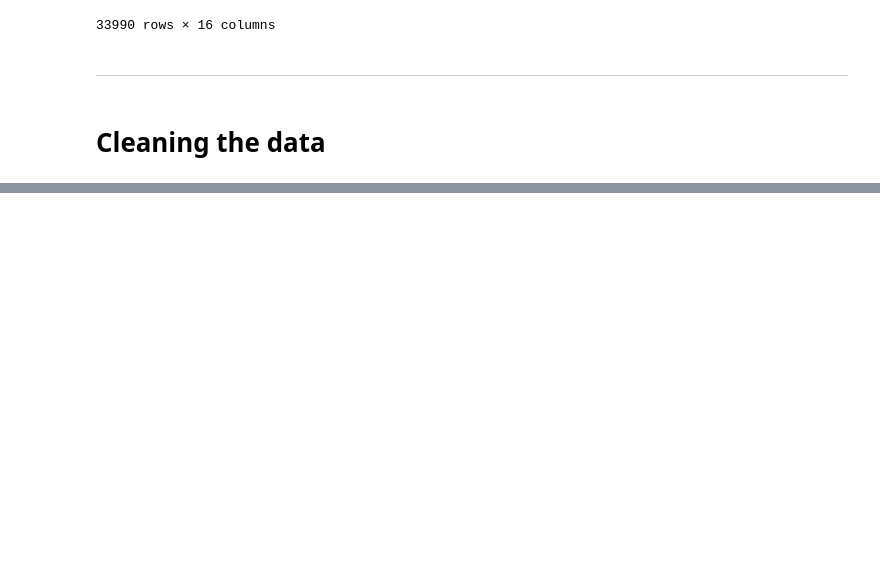
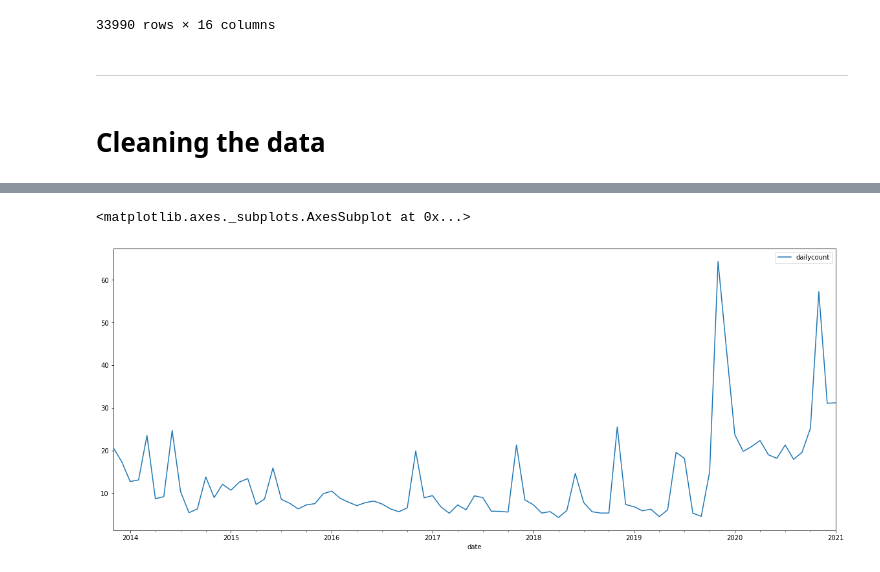
Before and after one commit to Moses-Lin/projectzomboidtimeseries, a Jupyter notebook: EDA.ipynb, the cells around one changed output, grey strips where cells are left out. Drawn from its saved outputs; the diff is of its cells as text; code cells hidden in the pictures; blank space fills up the shorter version.

```diff
--- a/EDA.ipynb
+++ b/EDA.ipynb
@@ -67,0 +196,4 @@ df = df.rename(columns={'timestamp_created':'review'})
+# %%
+reviewcountmonthly = reviewcount.resample('MS')
+month_mean = reviewcountmonthly.mean()
+month_mean
@@ -67,0 +220,5 @@ df = df.rename(columns={'timestamp_created':'review'})
+# %%
+month_mean.plot(figsize = (20,8))
+# %% [output]
+<matplotlib.axes._subplots.AxesSubplot at 0x...>
+[figure, added]
```
Also changed, not shown: parts of 16 cells of this notebook.
